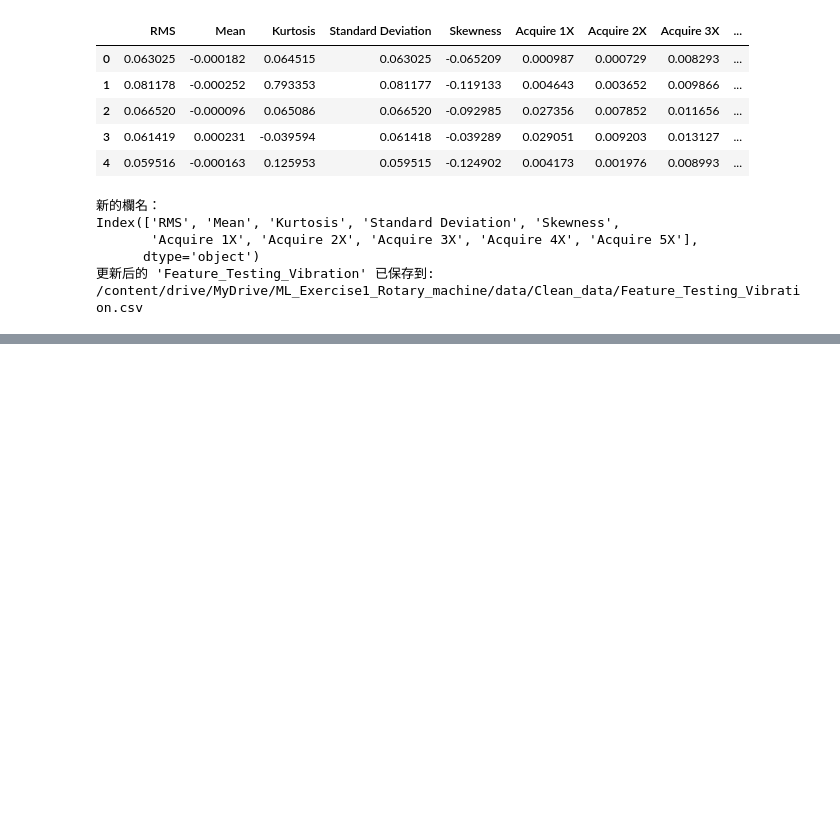
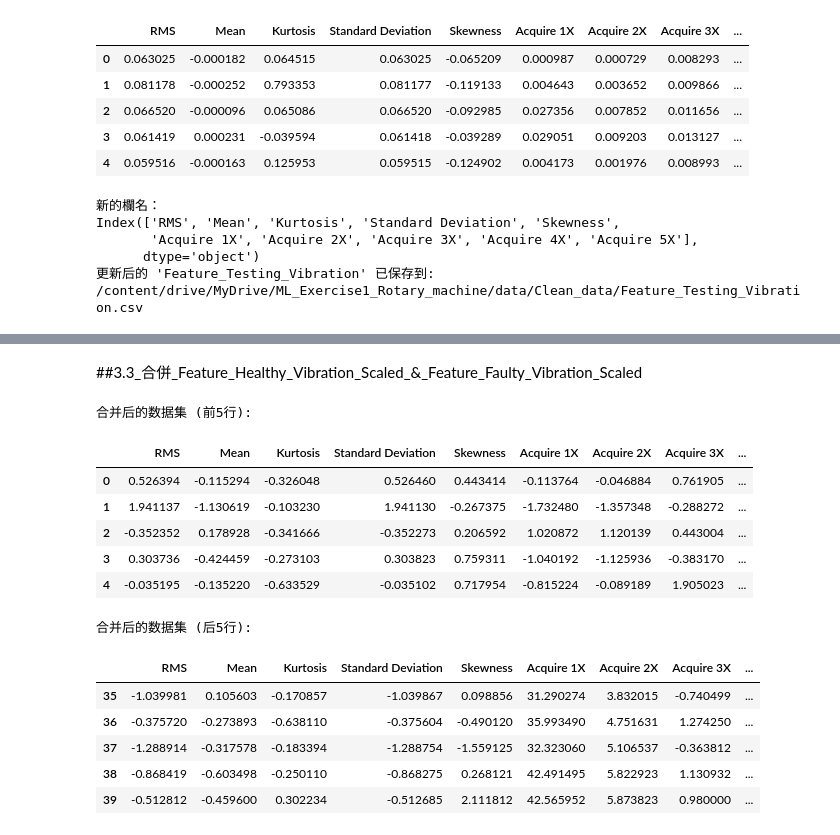
Before and after one commit to sula316/ML_Exercise1_Rotary_machine, a Jupyter notebook: ML_Exercise1_Rotary_machine_Step1_Data_Preprocessing.ipynb, the cells around one changed output, grey strips where cells are left out. Cells and saved outputs as stored; diff of their text form; code cells hidden in the pictures; blank space fills up the shorter version.

```diff
--- a/ML_Exercise1_Rotary_machine_Step1_Data_Preprocessing.ipynb
+++ b/ML_Exercise1_Rotary_machine_Step1_Data_Preprocessing.ipynb
@@ -1359,0 +1394,31 @@ Index(['RMS', 'Mean', 'Kurtosis', 'Standard Deviation', 'Skewness',
+# %% [markdown]
+##3.3_合併_Feature_Healthy_Vibration_Scaled_&_Feature_Faulty_Vibration_Scaled
+# %%
+# 为健康数据添加标签 (0)
+Feature_Healthy_Vibration_Scaled['label'] = 0
+
+# 为故障数据添加标签 (1)
+Feature_Faulty_Vibration_Scaled['label'] = 1
+
+# 合并两个数据集
+combined_features = pd.concat([Feature_Healthy_Vibration_Scaled, Feature_Faulty_Vibration_Scaled], ignore_index=True)
+
+print("合并后的数据集 (前5行):")
+display(combined_features.head())
+print("\n合并后的数据集 (后5行):")
+display(combined_features.tail())
+# %% [output]
+合并后的数据集 (前5行):
+|  | RMS | Mean | Kurtosis | Standard Deviation | Skewness | Acquire 1X | Acquire 2X | Acquire 3X | ... |
+| 0 | 0.526394 | -0.115294 | -0.326048 | 0.526460 | 0.443414 | -0.113764 | -0.046884 | 0.761905 | ... |
+| 1 | 1.941137 | -1.130619 | -0.103230 | 1.941130 | -0.267375 | -1.732480 | -1.357348 | -0.288272 | ... |
+| 2 | -0.352352 | 0.178928 | -0.341666 | -0.352273 | 0.206592 | 1.020872 | 1.120139 | 0.443004 | ... |
+| 3 | 0.303736 | -0.424459 | -0.273103 | 0.303823 | 0.759311 | -1.040192 | -1.125936 | -0.383170 | ... |
+| 4 | -0.035195 | -0.135220 | -0.633529 | -0.035102 | 0.717954 | -0.815224 | -0.089189 | 1.905023 | ... |
+合并后的数据集 (后5行):
+|  | RMS | Mean | Kurtosis | Standard Deviation | Skewness | Acquire 1X | Acquire 2X | Acquire 3X | ... |
+| 35 | -1.039981 | 0.105603 | -0.170857 | -1.039867 | 0.098856 | 31.290274 | 3.832015 | -0.740499 | ... |
+| 36 | -0.375720 | -0.273893 | -0.638110 | -0.375604 | -0.490120 | 35.993490 | 4.751631 | 1.274250 | ... |
+| 37 | -1.288914 | -0.317578 | -0.183394 | -1.288754 | -1.559125 | 32.323060 | 5.106537 | -0.363812 | ... |
+| 38 | -0.868419 | -0.603498 | -0.250110 | -0.868275 | 0.268121 | 42.491495 | 5.822923 | 1.130932 | ... |
+| 39 | -0.512812 | -0.459600 | 0.302234 | -0.512685 | 2.111812 | 42.565952 | 5.873823 | 0.980000 | ... |
```
Also changed, not shown: parts of 14 cells of this notebook.
